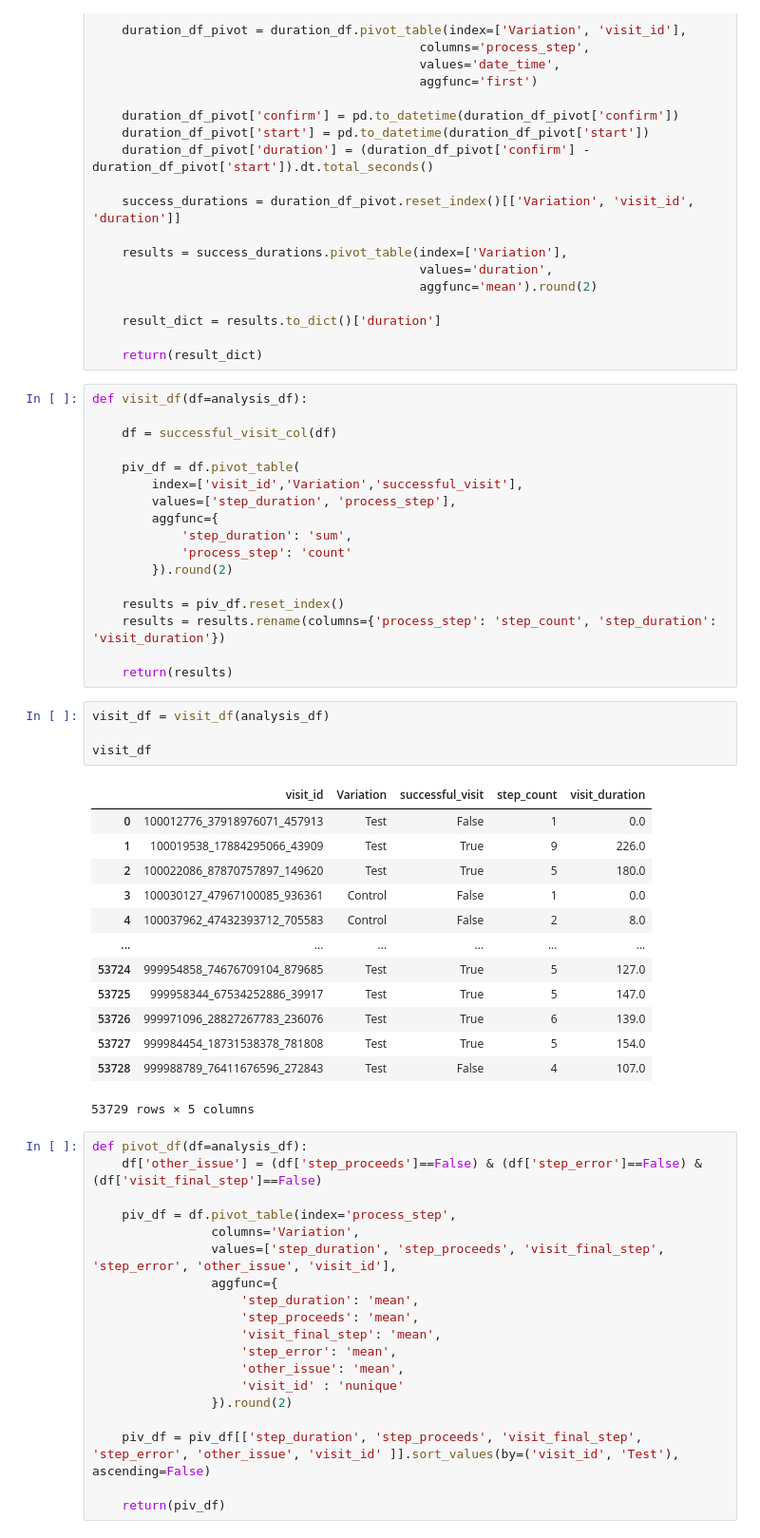
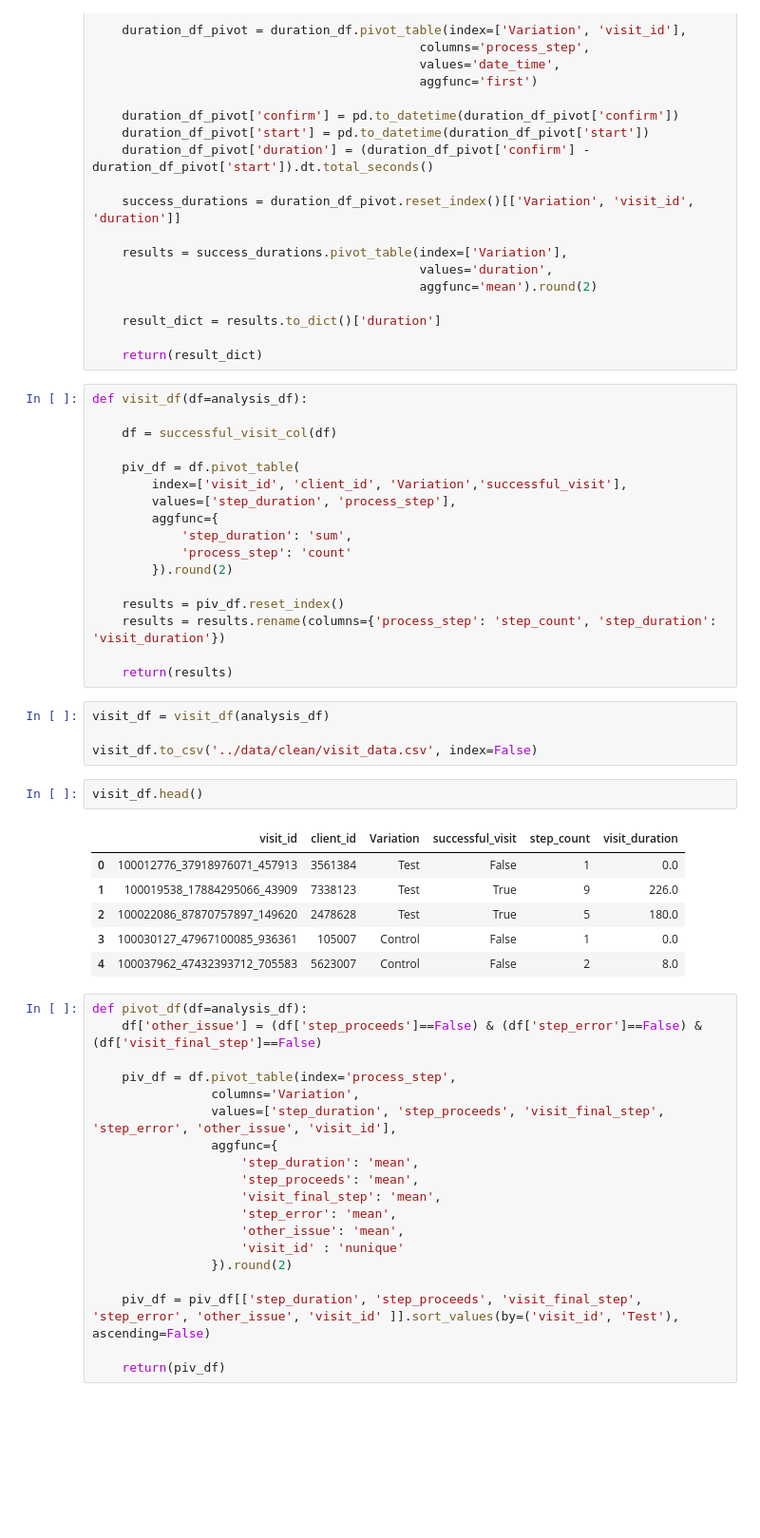
Before and after one commit to owen-george/wk5_to_6_project, a Jupyter notebook: notebooks/analysis_owen.ipynb, the cells around one changed output. Shown: that part at 95% size. Drawn from its saved outputs; the diff is of its cells as text; blank space fills up the shorter version.

Commit message:
Tableau analysis start

```diff
--- a/notebooks/analysis_owen.ipynb
+++ b/notebooks/analysis_owen.ipynb
@@ -80,7 +84,7 @@ def visit_df(df=analysis_df):
     df = successful_visit_col(df)
 
     piv_df = df.pivot_table(
-        index=['visit_id','Variation','successful_visit'],
+        index=['visit_id', 'client_id', 'Variation','successful_visit'],
         values=['step_duration', 'process_step'],
         aggfunc={
             'step_duration': 'sum',
@@ -94,21 +98,16 @@ def visit_df(df=analysis_df):
 # %%
 visit_df = visit_df(analysis_df)
 
-visit_df
+visit_df.to_csv('../data/clean/visit_data.csv', index=False)
-# %% [output]
-|  | visit_id | Variation | successful_visit | step_count | visit_duration |
-| 0 | 100012776_37918976071_457913 | Test | False | 1 | 0.0 |
-| 1 | 100019538_17884295066_43909 | Test | True | 9 | 226.0 |
-| 2 | 100022086_87870757897_149620 | Test | True | 5 | 180.0 |
-| 3 | 100030127_47967100085_936361 | Control | False | 1 | 0.0 |
-| 4 | 100037962_47432393712_705583 | Control | False | 2 | 8.0 |
-| ... | ... | ... | ... | ... | ... |
-| 53724 | 999954858_74676709104_879685 | Test | True | 5 | 127.0 |
-| 53725 | 999958344_67534252886_39917 | Test | True | 5 | 147.0 |
-| 53726 | 999971096_28827267783_236076 | Test | True | 6 | 139.0 |
-| 53727 | 999984454_18731538378_781808 | Test | True | 5 | 154.0 |
-| 53728 | 999988789_76411676596_272843 | Test | False | 4 | 107.0 |
-53729 rows × 5 columns
+# %%
+visit_df.head()
+# %% [output]
+|  | visit_id | client_id | Variation | successful_visit | step_count | visit_duration |
+| 0 | 100012776_37918976071_457913 | 3561384 | Test | False | 1 | 0.0 |
+| 1 | 100019538_17884295066_43909 | 7338123 | Test | True | 9 | 226.0 |
+| 2 | 100022086_87870757897_149620 | 2478628 | Test | True | 5 | 180.0 |
+| 3 | 100030127_47967100085_936361 | 105007 | Control | False | 1 | 0.0 |
+| 4 | 100037962_47432393712_705583 | 5623007 | Control | False | 2 | 8.0 |
 # %%
 def pivot_df(df=analysis_df):
     df['other_issue'] = (df['step_proceeds']==False) & (df['step_error']==False) & (df['visit_final_step']==False)
```
Also changed, not shown: parts of 1 cell of this notebook, 1 other file.
